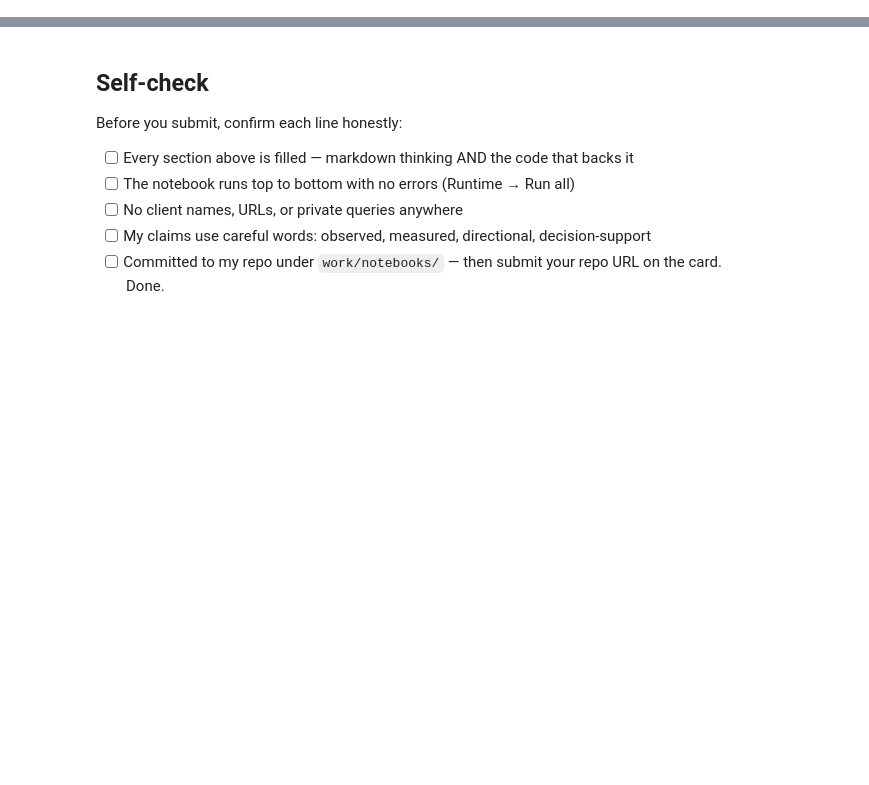
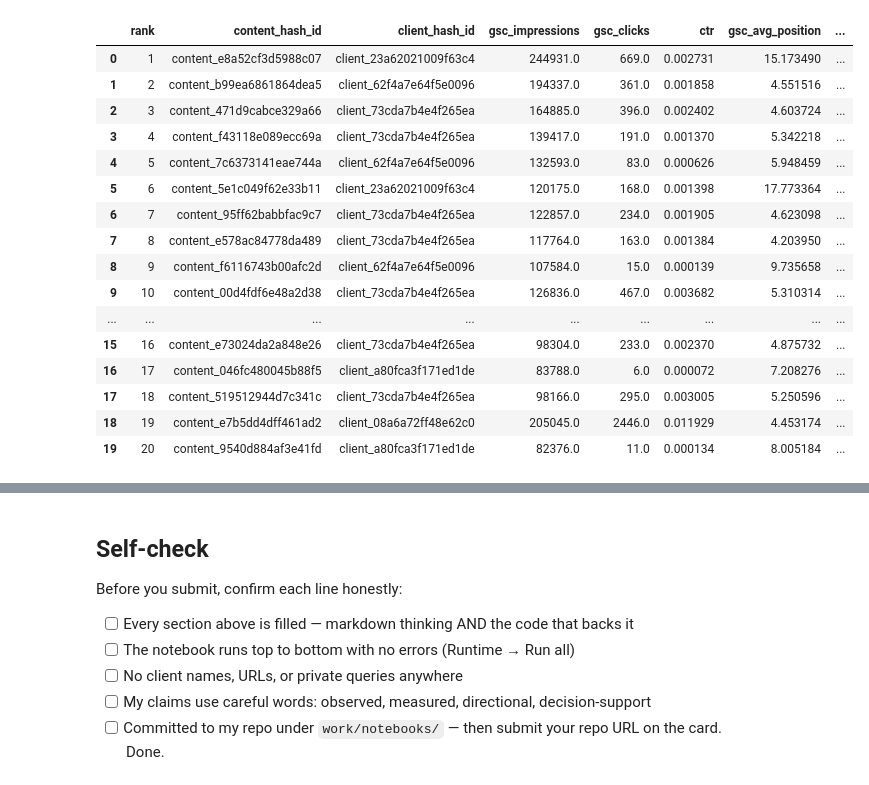
Before and after one commit to Adnan-ai98/flyrank-ml-internship, a Jupyter notebook: work/notebooks/w04_baseline_score.ipynb, the cells around one changed output, grey strips where cells are left out. Cells and saved outputs as stored; diff of their text form; code cells hidden in the pictures; blank space fills up the shorter version.

```diff
--- a/work/notebooks/w04_baseline_score.ipynb
+++ b/work/notebooks/w04_baseline_score.ipynb
@@ -36,0 +332,70 @@ This skeleton is yours to fill. Work the sections **in order** — each one has
+# %%
+# ============================================================
+# BUILD THE BASELINE SCORE
+# ============================================================
+
+MIN_IMPRESSIONS = 500
+MIN_POSITION = 4
+MAX_POSITION = 20
+CTR_THRESHOLD = 0.02
+
+baseline_frame["score"] = np.where(
+    (
+        (baseline_frame["gsc_impressions"] >= MIN_IMPRESSIONS)
+        &
+        (baseline_frame["gsc_avg_position"] >= MIN_POSITION)
+        &
+        (baseline_frame["gsc_avg_position"] <= MAX_POSITION)
+        &
+        (baseline_frame["ctr"] < CTR_THRESHOLD)
+    ),
+    baseline_frame["gsc_impressions"]
+    * (CTR_THRESHOLD - baseline_frame["ctr"]),
+    0.0
+)
+
+baseline_frame["reason_code"] = np.where(
+    baseline_frame["score"] > 0,
+    "high_volume_low_ctr_for_position",
+    "not_selected"
+)
+
+baseline_frame["action"] = np.where(
+    baseline_frame["score"] > 0,
+    "REFRESH_REVIEW",
+    "MONITOR"
+)
+
+baseline_frame = baseline_frame.sort_values(
+    ["score", "gsc_impressions"],
+    ascending=[False, False]
+).reset_index(drop=True)
+
+baseline_frame["rank"] = np.arange(
+    1,
+    len(baseline_frame) + 1
+)
+
+output_columns = [
+    "rank",
+    "content_hash_id",
+    "client_hash_id",
+    "gsc_impressions",
+    "gsc_clicks",
+    "ctr",
+    "gsc_avg_position",
+    "score",
+    "reason_code",
+    "action",
+]
+
+baseline_queue = baseline_frame[output_columns].copy()
+
+print("Ranked queue shape:", baseline_queue.shape)
+print(
+    "REFRESH_REVIEW rows:",
+    (baseline_queue["action"] == "REFRESH_REVIEW").sum()
+)
+
+display(baseline_queue.head(20))
+# %% [output]
@@ -36,0 +404,17 @@ This skeleton is yours to fill. Work the sections **in order** — each one has
+|  | rank | content_hash_id | client_hash_id | gsc_impressions | gsc_clicks | ctr | gsc_avg_position | ... |
+| 0 | 1 | content_e8a52cf3d5988c07 | client_23a62021009f63c4 | 244931.0 | 669.0 | 0.002731 | 15.173490 | ... |
+| 1 | 2 | content_b99ea6861864dea5 | client_62f4a7e64f5e0096 | 194337.0 | 361.0 | 0.001858 | 4.551516 | ... |
+| 2 | 3 | content_471d9cabce329a66 | client_73cda7b4e4f265ea | 164885.0 | 396.0 | 0.002402 | 4.603724 | ... |
+| 3 | 4 | content_f43118e089ecc69a | client_73cda7b4e4f265ea | 139417.0 | 191.0 | 0.001370 | 5.342218 | ... |
+| 4 | 5 | content_7c6373141eae744a | client_62f4a7e64f5e0096 | 132593.0 | 83.0 | 0.000626 | 5.948459 | ... |
+| 5 | 6 | content_5e1c049f62e33b11 | client_23a62021009f63c4 | 120175.0 | 168.0 | 0.001398 | 17.773364 | ... |
+| 6 | 7 | content_95ff62babbfac9c7 | client_73cda7b4e4f265ea | 122857.0 | 234.0 | 0.001905 | 4.623098 | ... |
+| 7 | 8 | content_e578ac84778da489 | client_73cda7b4e4f265ea | 117764.0 | 163.0 | 0.001384 | 4.203950 | ... |
+| 8 | 9 | content_f6116743b00afc2d | client_62f4a7e64f5e0096 | 107584.0 | 15.0 | 0.000139 | 9.735658 | ... |
+| 9 | 10 | content_00d4fdf6e48a2d38 | client_73cda7b4e4f265ea | 126836.0 | 467.0 | 0.003682 | 5.310314 | ... |
+| ... | ... | ... | ... | ... | ... | ... | ... | ... |
+| 15 | 16 | content_e73024da2a848e26 | client_73cda7b4e4f265ea | 98304.0 | 233.0 | 0.002370 | 4.875732 | ... |
+| 16 | 17 | content_046fc480045b88f5 | client_a80fca3f171ed1de | 83788.0 | 6.0 | 0.000072 | 7.208276 | ... |
+| 17 | 18 | content_519512944d7c341c | client_73cda7b4e4f265ea | 98166.0 | 295.0 | 0.003005 | 5.250596 | ... |
+| 18 | 19 | content_e7b5dd4dff461ad2 | client_08a6a72ff48e62c0 | 205045.0 | 2446.0 | 0.011929 | 4.453174 | ... |
+| 19 | 20 | content_9540d884af3e41fd | client_a80fca3f171ed1de | 82376.0 | 11.0 | 0.000134 | 8.005184 | ... |
```
Also changed, not shown: parts of 22 cells of this notebook.
